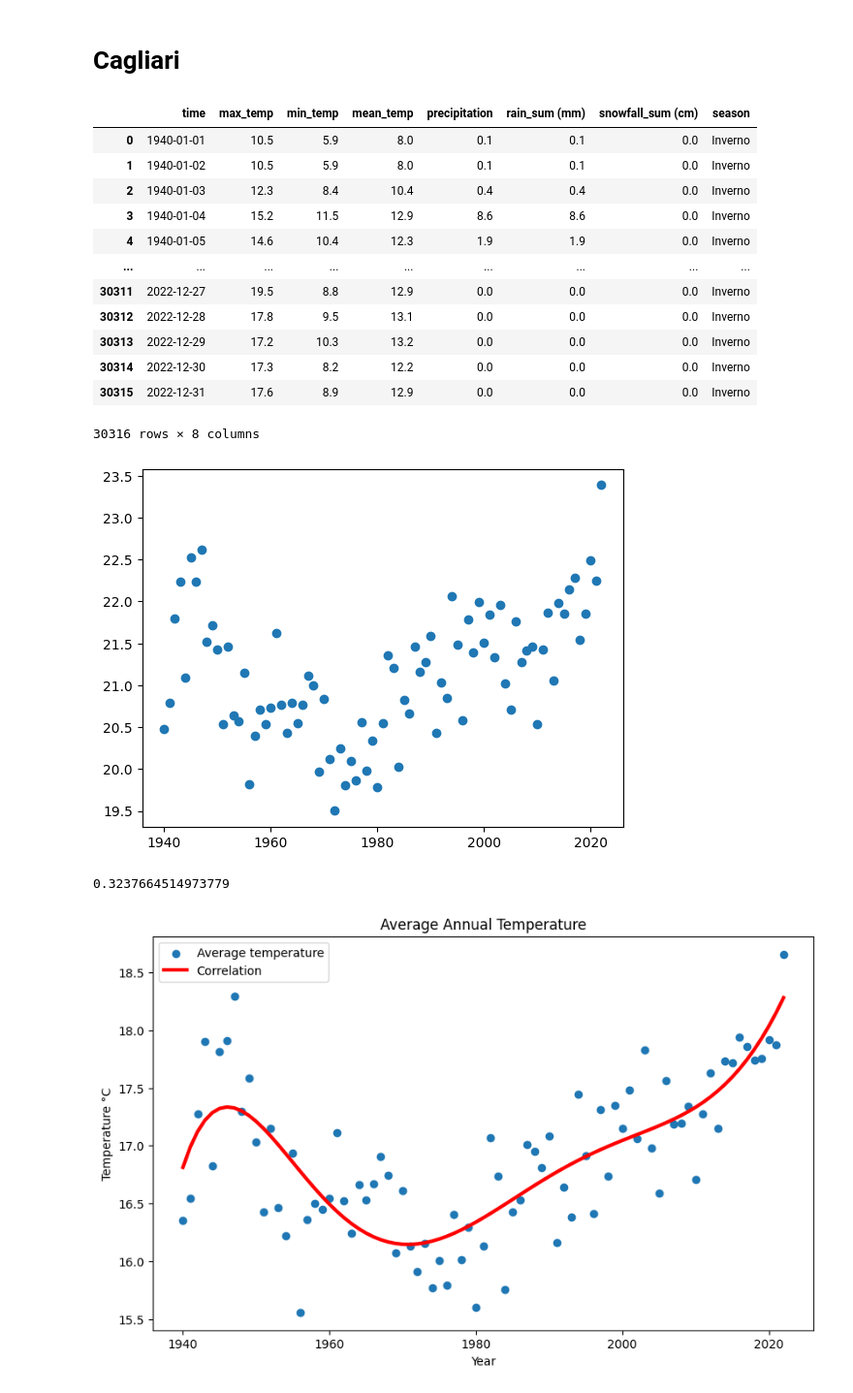
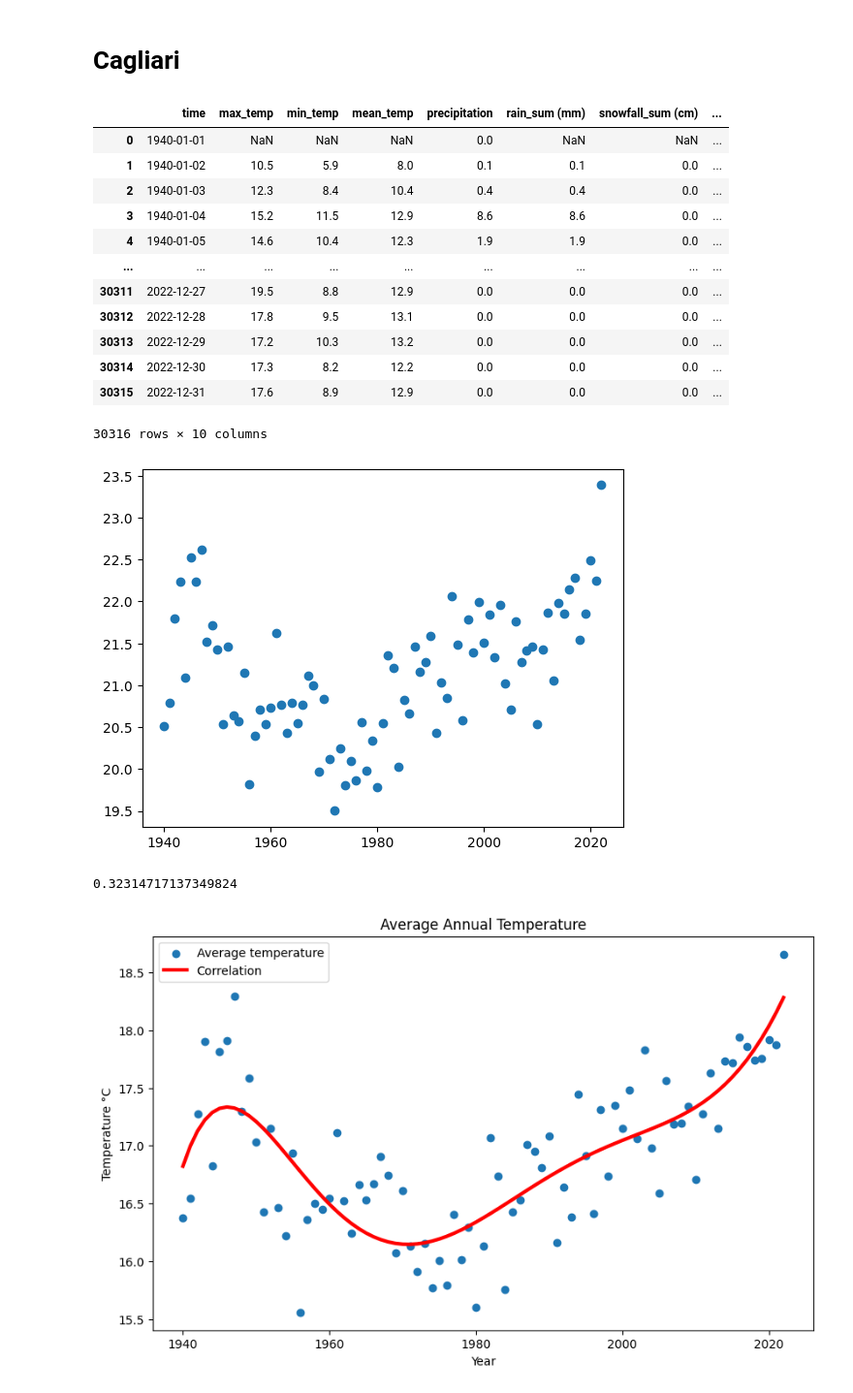
Before and after one commit to Favo02-unimi/visualizzazione-scientifica, a Jupyter notebook: climate.ipynb, the cells around one changed output. Shown at 97% size. Cells and saved outputs as stored; diff of their text form; code cells hidden in the pictures.

```diff
--- a/climate.ipynb
+++ b/climate.ipynb
@@ -679,27 +679,27 @@ plt.show()
 # %% [markdown]
 # Cagliari
 # %%
-weather, years = setup_dataframe("data/historical_weather_cagliari.csv")
+weather, years = setup_dataframe("data/historical-weather-1940-2022/cagliari.csv")
 weather
 # %% [output]
-|  | time | max_temp | min_temp | mean_temp | precipitation | rain_sum (mm) | snowfall_sum (cm) | season |
-| 0 | 1940-01-01 | 10.5 | 5.9 | 8.0 | 0.1 | 0.1 | 0.0 | Inverno |
-| 1 | 1940-01-02 | 10.5 | 5.9 | 8.0 | 0.1 | 0.1 | 0.0 | Inverno |
-| 2 | 1940-01-03 | 12.3 | 8.4 | 10.4 | 0.4 | 0.4 | 0.0 | Inverno |
-| 3 | 1940-01-04 | 15.2 | 11.5 | 12.9 | 8.6 | 8.6 | 0.0 | Inverno |
-| 4 | 1940-01-05 | 14.6 | 10.4 | 12.3 | 1.9 | 1.9 | 0.0 | Inverno |
+|  | time | max_temp | min_temp | mean_temp | precipitation | rain_sum (mm) | snowfall_sum (cm) | ... |
+| 0 | 1940-01-01 | NaN | NaN | NaN | 0.0 | NaN | NaN | ... |
+| 1 | 1940-01-02 | 10.5 | 5.9 | 8.0 | 0.1 | 0.1 | 0.0 | ... |
+| 2 | 1940-01-03 | 12.3 | 8.4 | 10.4 | 0.4 | 0.4 | 0.0 | ... |
+| 3 | 1940-01-04 | 15.2 | 11.5 | 12.9 | 8.6 | 8.6 | 0.0 | ... |
+| 4 | 1940-01-05 | 14.6 | 10.4 | 12.3 | 1.9 | 1.9 | 0.0 | ... |
 | ... | ... | ... | ... | ... | ... | ... | ... | ... |
-| 30311 | 2022-12-27 | 19.5 | 8.8 | 12.9 | 0.0 | 0.0 | 0.0 | Inverno |
-| 30312 | 2022-12-28 | 17.8 | 9.5 | 13.1 | 0.0 | 0.0 | 0.0 | Inverno |
-| 30313 | 2022-12-29 | 17.2 | 10.3 | 13.2 | 0.0 | 0.0 | 0.0 | Inverno |
-| 30314 | 2022-12-30 | 17.3 | 8.2 | 12.2 | 0.0 | 0.0 | 0.0 | Inverno |
-| 30315 | 2022-12-31 | 17.6 | 8.9 | 12.9 | 0.0 | 0.0 | 0.0 | Inverno |
+| 30311 | 2022-12-27 | 19.5 | 8.8 | 12.9 | 0.0 | 0.0 | 0.0 | ... |
+| 30312 | 2022-12-28 | 17.8 | 9.5 | 13.1 | 0.0 | 0.0 | 0.0 | ... |
+| 30313 | 2022-12-29 | 17.2 | 10.3 | 13.2 | 0.0 | 0.0 | 0.0 | ... |
+| 30314 | 2022-12-30 | 17.3 | 8.2 | 12.2 | 0.0 | 0.0 | 0.0 | ... |
+| 30315 | 2022-12-31 | 17.6 | 8.9 | 12.9 | 0.0 | 0.0 | 0.0 | ... |
-30316 rows × 8 columns
+30316 rows × 10 columns
 # %%
 avg_max_temp_by_year(weather, years)
 # %% [output]
 [figure]
-0.3237664514973779
+0.32314717137349824
 # %%
 avg_mean_temp_by_year(weather, years)
 # %% [output]
```
Also changed, not shown: parts of 8 cells of this notebook, 3 other files.
